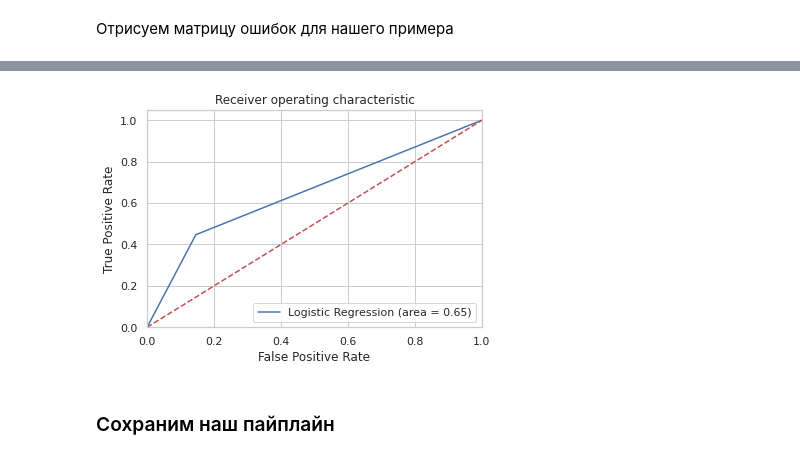
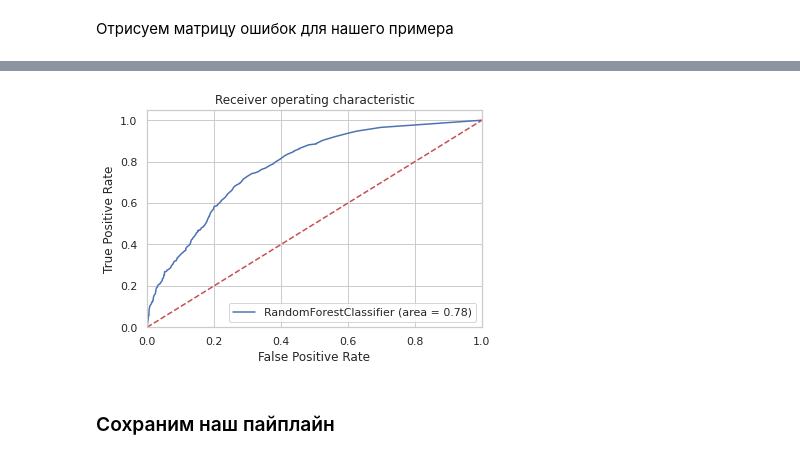
Before and after one commit to tseykoroman/ML_for_business, a Jupyter notebook: Tseyko_HW1.ipynb, the cells around one changed output, grey strips where cells are left out. Drawn from its saved outputs; the diff is of its cells as text; code cells hidden in the pictures.

```diff
--- a/Tseyko_HW1.ipynb
+++ b/Tseyko_HW1.ipynb
@@ -558,23 +538,23 @@ weighted avg       0.77      0.73      0.74      1761
 # %%
-# TODO
-#roc_auc_score(y_test, preds)
+# # TODO
+# #roc_auc_score(y_test, preds)
 from sklearn.metrics import roc_auc_score
 from sklearn.metrics import roc_curve
-logit_roc_auc = roc_auc_score(y_test, pipeline.predict(X_test))
-fpr, tpr, thresholds = roc_curve(y_test, pipeline.predict(X_test))
+logit_roc_auc = roc_auc_score(y_test, preds[:, 1])
+fpr, tpr, thresholds = roc_curve(y_test, preds[:, 1])
 plt.figure()
 plt.plot(fpr, tpr, label='RandomForestClassifier (area = %0.2f)' % logit_roc_auc)
 plt.plot([0, 1], [0, 1],'r--')
 plt.xlim([0.0, 1.0])
 plt.ylim([0.0, 1.05])
 plt.xlabel('False Positive Rate')
 plt.ylabel('True Positive Rate')
 plt.title('Receiver operating characteristic')
 plt.legend(loc="lower right")
 plt.savefig('Log_ROC')
 plt.show()
 # %% [output]
-[figure, old version]
+[figure, new version]
 # %% [markdown]
 ### Сохраним наш пайплайн
 # %%
```
Also changed, not shown: parts of 11 cells of this notebook.
